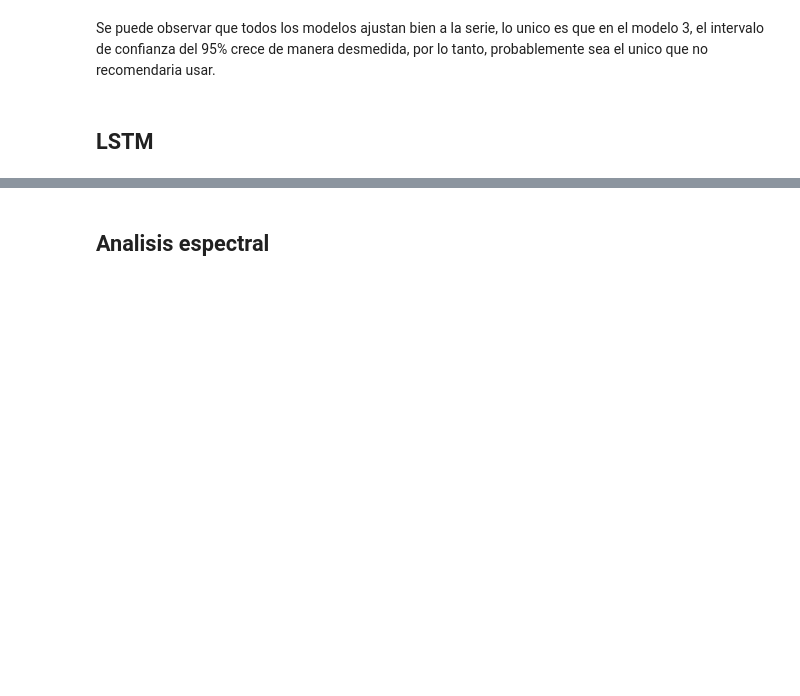
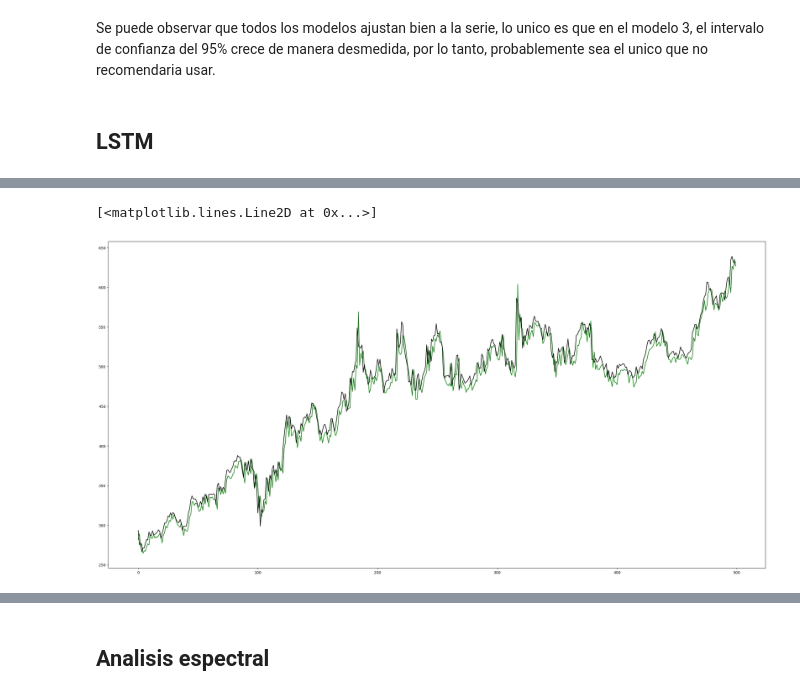
Before and after one commit to Paolino1994/TimeSeries, a Jupyter notebook: Trabajo Final/Trabajo Practico .ipynb, the cells around one changed output, grey strips where cells are left out. Saved outputs shown, nothing was run; the diff lists cells and outputs as text; code cells hidden in the pictures; blank space fills up the shorter version.

```diff
--- a/Trabajo Final/Trabajo Practico .ipynb
+++ b/Trabajo Final/Trabajo Practico .ipynb
@@ -522,0 +380,3 @@ plt.plot(y_test2.reshape(-1,1))
+# %%
+X_test, y_test= np.array(X_test), np.array(y_test)
+X_test = np.reshape(X_test, (X_test.shape[0], X_test.shape[1], 1))
@@ -522,0 +417,5 @@ plt.plot(y_test2.reshape(-1,1))
+# %%
+test_results = model.predict(X_test)
+plt.plot(test_results.reshape(-1,1) , color="green")
+plt.plot(y_test.reshape(-1,1), color="black")
+# %% [output]
@@ -523 +423,3 @@ plt.plot(y_test2.reshape(-1,1))
+[<matplotlib.lines.Line2D at 0x...>]
+[figure, added]
 # %%
```
Also changed, not shown: parts of 25 cells of this notebook.
